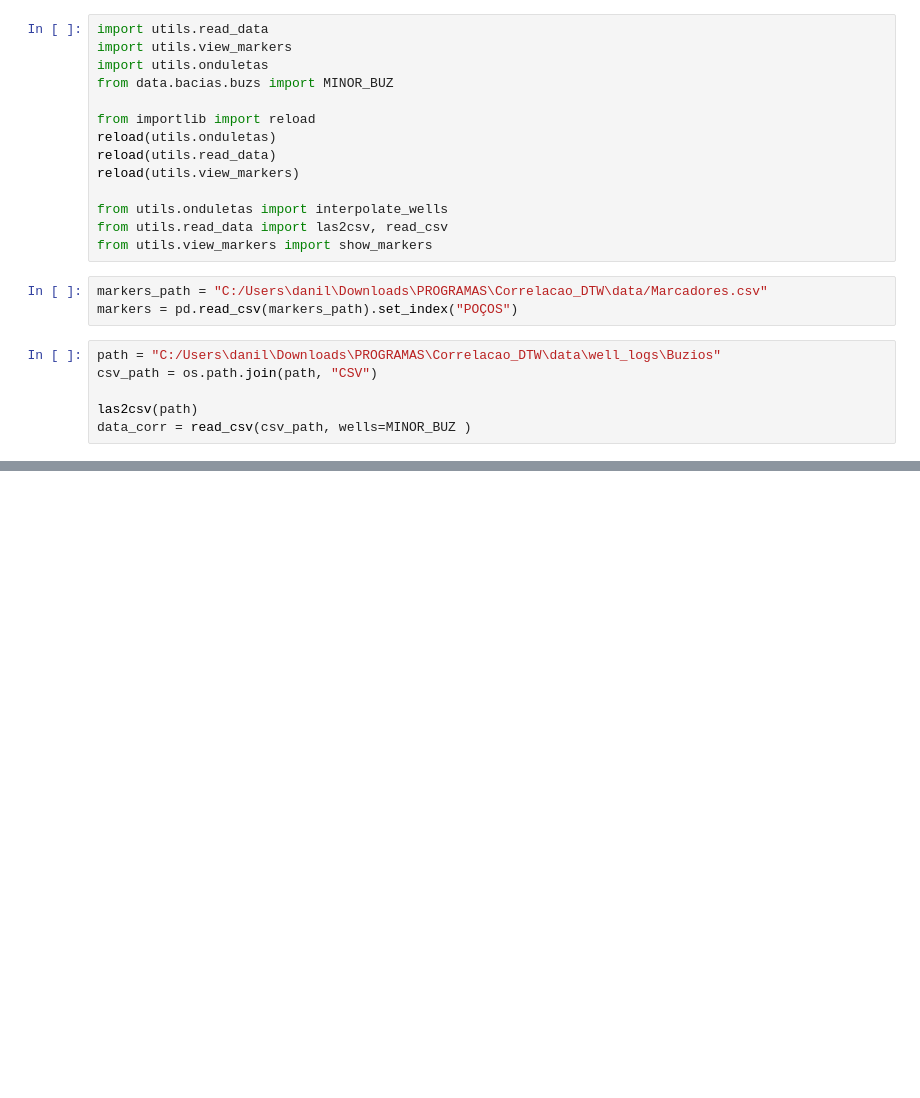
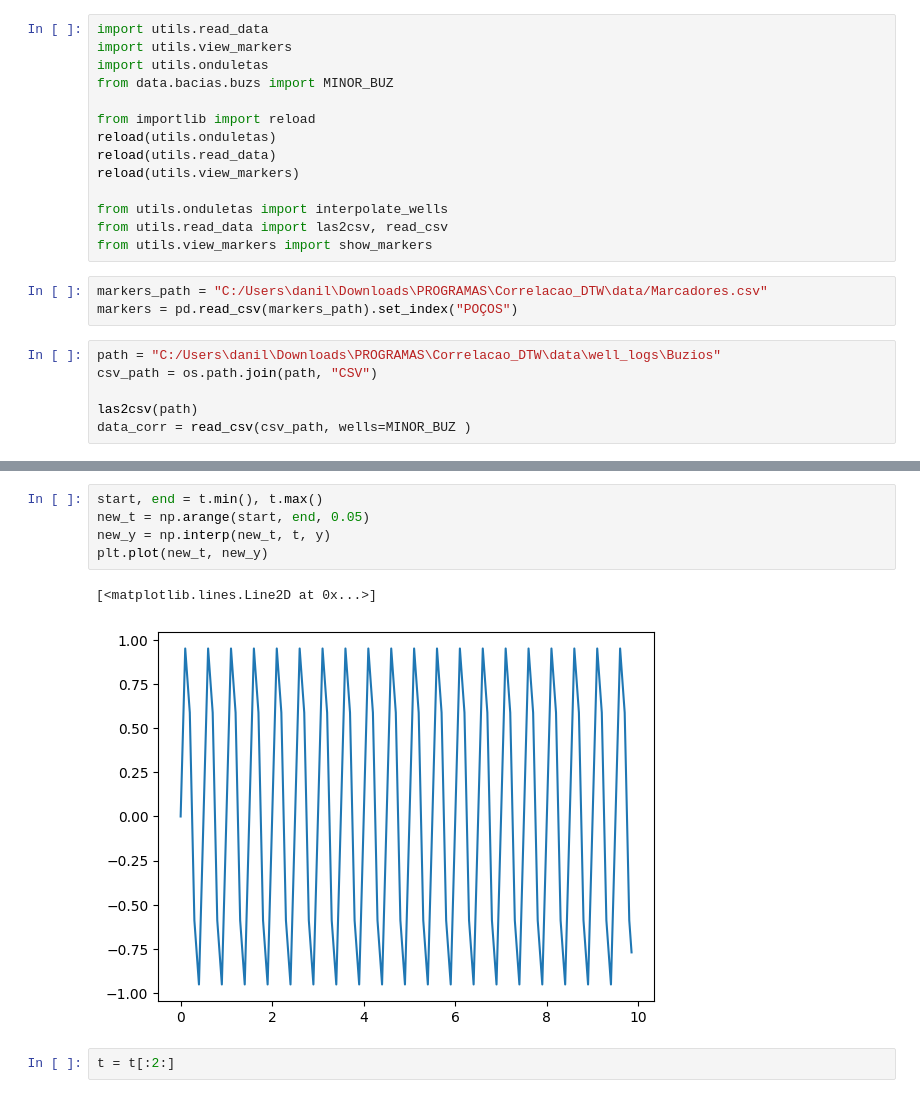
Before and after one commit to danilovomlel/well_correlation, a Jupyter notebook: correlations/BUZS/example.ipynb, the cells around one changed output, grey strips where cells are left out. Cells and saved outputs as stored; diff of their text form; blank space fills up the shorter version.

```diff
--- a/correlations/BUZS/example.ipynb
+++ b/correlations/BUZS/example.ipynb
@@ -54,0 +80,10 @@ _ = show_markers(data_corr, markers, figsize=(20,10))
+# %%
+start, end = t.min(), t.max()
+new_t = np.arange(start, end, 0.05)
+new_y = np.interp(new_t, t, y)
+plt.plot(new_t, new_y)
+# %% [output]
+[<matplotlib.lines.Line2D at 0x...>]
+[figure, added]
+# %%
+t = t[:2:]
```
Also changed, not shown: parts of 6 cells of this notebook, 1 other file.
